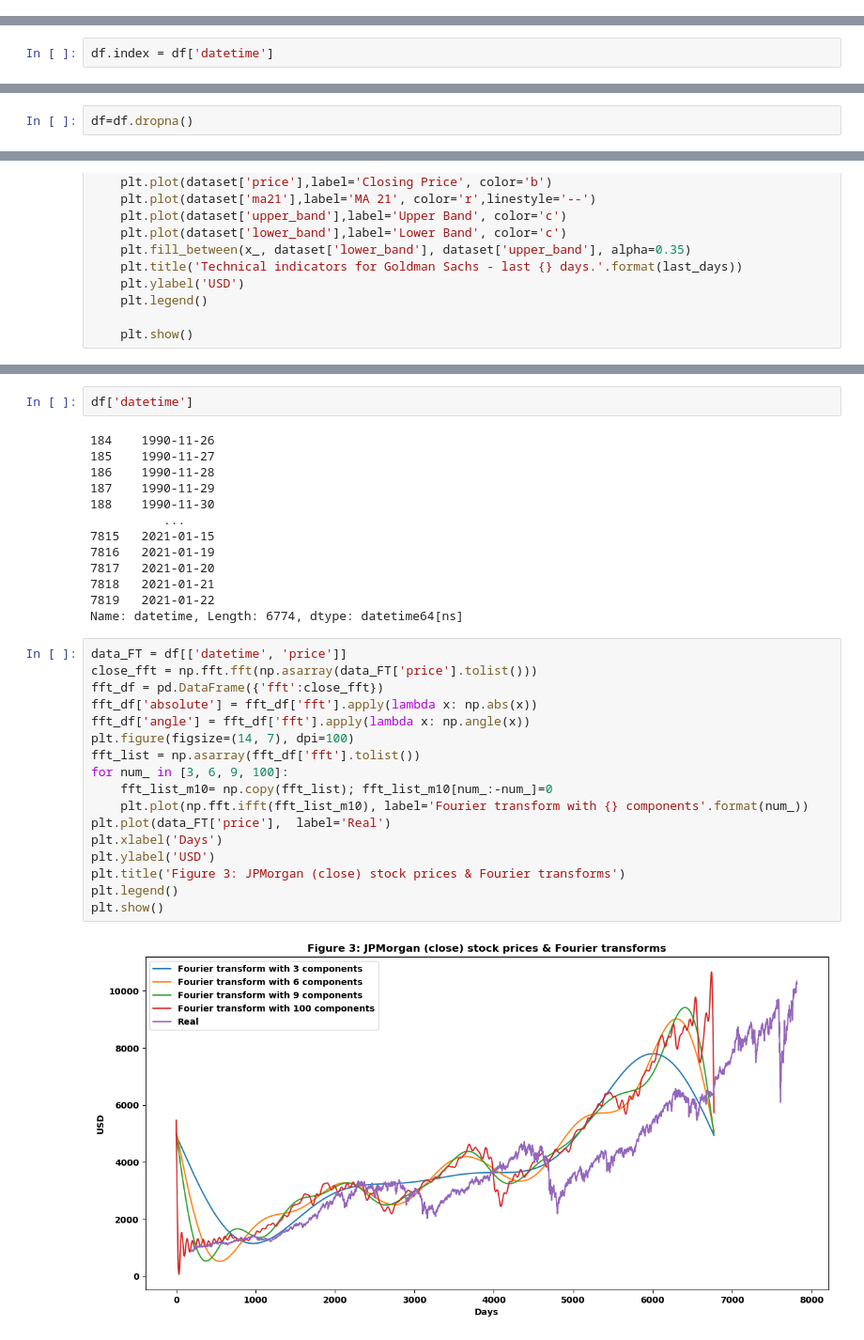
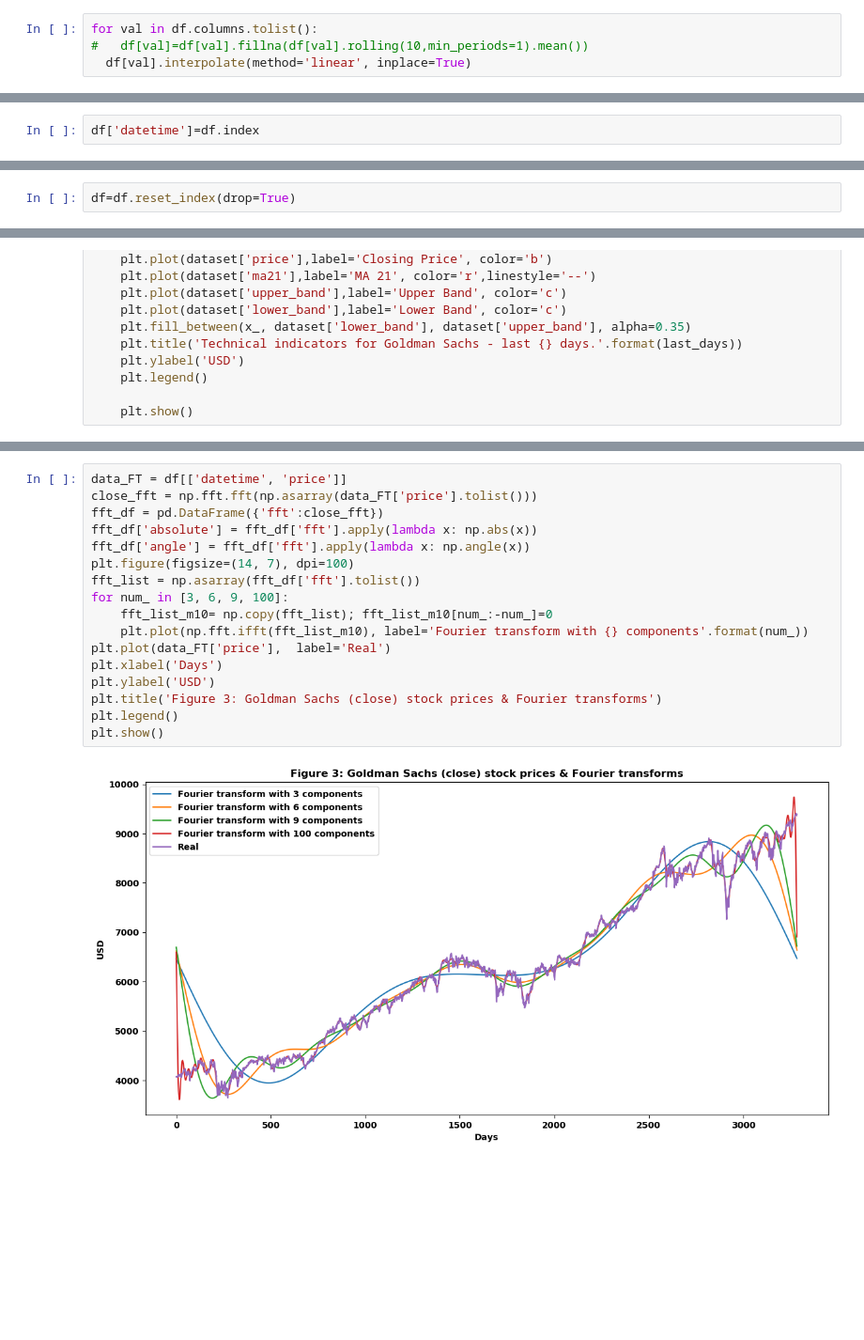
Before and after one commit to F1nalFortune/NYSE-JPM, a Jupyter notebook: data_analysis.ipynb, the cells around one changed output, grey strips where cells are left out. Shown at 94% size. Saved outputs shown, nothing was run; the diff lists cells and outputs as text; blank space fills up the shorter version.

```diff
--- a/data_analysis.ipynb
+++ b/data_analysis.ipynb
@@ -110,3 +153,7 @@ plt.show()
+# %%
+for val in df.columns.tolist():
+#   df[val]=df[val].fillna(df[val].rolling(10,min_periods=1).mean())
+  df[val].interpolate(method='linear', inplace=True)
 # %%
 msno.bar(df)
 # %% [output]
@@ -115 +162,3 @@ msno.bar(df)
+# %%
+df['datetime']=df.index
 # %%
@@ -135,2 +172,0 @@ plt.show()
-# %%
-df.index = df['datetime']
@@ -166,2 +173,2 @@ df = calculate_technical_analysis_indicators(df)
 # %%
-df=df.dropna()
+df=df.reset_index(drop=True)
@@ -212,34 +206,19 @@ plot_technical_indicators(df, 300)
-# %%
-df['datetime']
-# %% [output]
-184    1990-11-26
-185    1990-11-27
-186    1990-11-28
-187    1990-11-29
-188    1990-11-30
-          ...
-7815   2021-01-15
-7816   2021-01-19
-7817   2021-01-20
-7818   2021-01-21
-7819   2021-01-22
-Name: datetime, Length: 6774, dtype: datetime64[ns]
 # %%
 data_FT = df[['datetime', 'price']]
 close_fft = np.fft.fft(np.asarray(data_FT['price'].tolist()))
 fft_df = pd.DataFrame({'fft':close_fft})
 fft_df['absolute'] = fft_df['fft'].apply(lambda x: np.abs(x))
 fft_df['angle'] = fft_df['fft'].apply(lambda x: np.angle(x))
 plt.figure(figsize=(14, 7), dpi=100)
 fft_list = np.asarray(fft_df['fft'].tolist())
 for num_ in [3, 6, 9, 100]:
     fft_list_m10= np.copy(fft_list); fft_list_m10[num_:-num_]=0
     plt.plot(np.fft.ifft(fft_list_m10), label='Fourier transform with {} components'.format(num_))
 plt.plot(data_FT['price'],  label='Real')
 plt.xlabel('Days')
 plt.ylabel('USD')
-plt.title('Figure 3: JPMorgan (close) stock prices & Fourier transforms')
+plt.title('Figure 3: Goldman Sachs (close) stock prices & Fourier transforms')
 plt.legend()
 plt.show()
 # %% [output]
-[figure, old version]
+[figure, new version]
```
Also changed, not shown: parts of 36 cells of this notebook.
